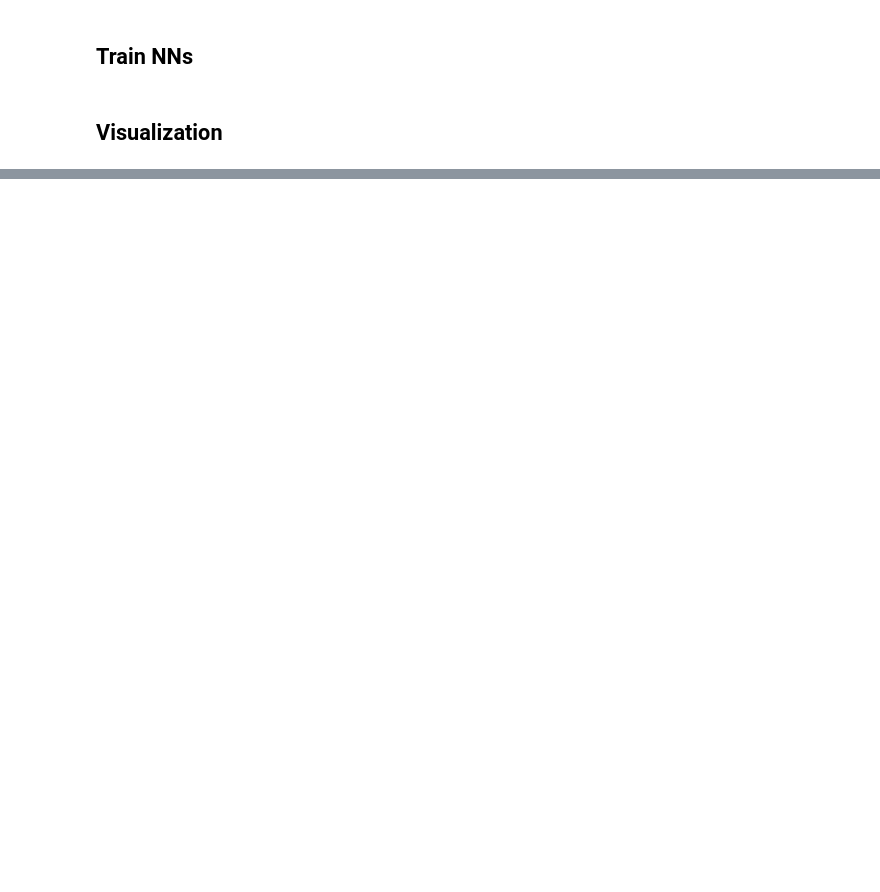
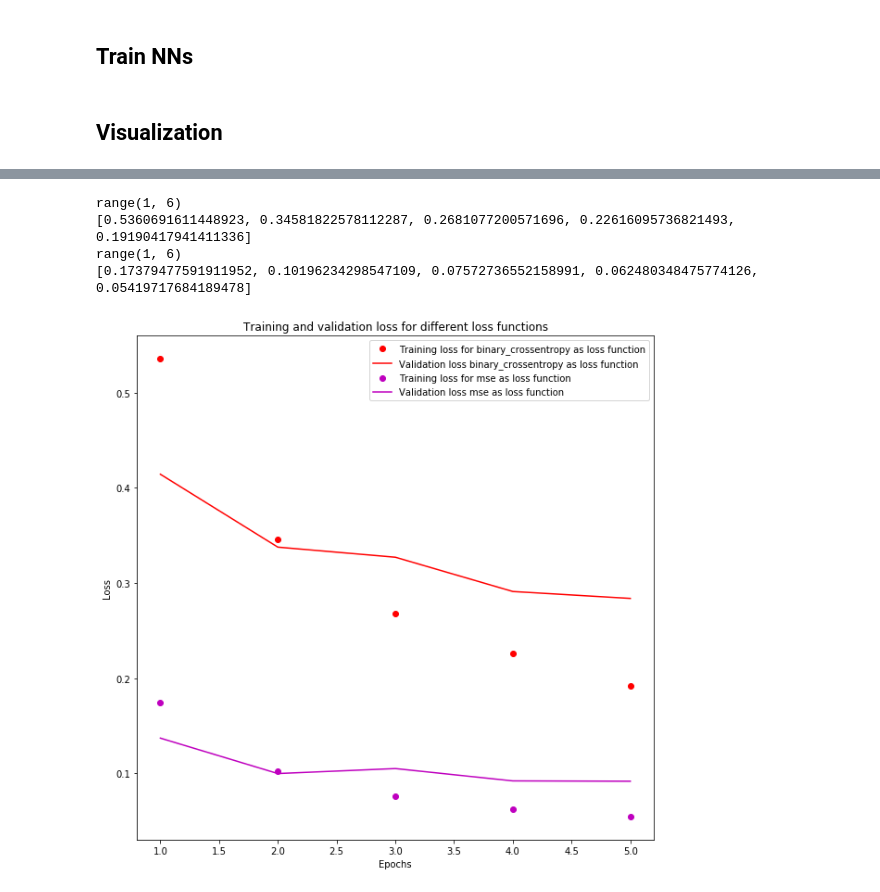
Before and after one commit to felixjohanlehmann/Learning_keras, a Jupyter notebook: Keras_imdb_binary_classification_example.ipynb, the cells around one changed output, grey strips where cells are left out. Cells and saved outputs as stored; diff of their text form; code cells hidden in the pictures; blank space fills up the shorter version.

```diff
--- a/Keras_imdb_binary_classification_example.ipynb
+++ b/Keras_imdb_binary_classification_example.ipynb
@@ -67,3 +69,8 @@ models_hidden_units = hidden_units_models(2, hidden_units)
+# %%
+loss_functions = ['binary_crossentropy', 'mse']
+models_loss =[build_model(2, 16, 'binary_crossentropy'), build_model(2, 16, 'mse')]
+#https://stackoverflow.com/questions/36515202/why-is-the-cross-entropy-method-preferred-over-mean-squared-error-in-what-cases
+#https://jamesmccaffrey.wordpress.com/2013/11/05/why-you-should-use-cross-entropy-error-instead-of-classification-error-or-mean-squared-error-for-neural-network-classifier-training/
 # %% [markdown]
 ## Train NNs
 # %%
@@ -151,0 +182,8 @@ plot_accuracy(history_hidden_units, 'Training and validation accuracy for differ
+# %%
+plot_loss(history_loss, 'Training and validation loss for different loss functions', ' as loss function', loss_functions)
+# %% [output]
+range(1, 6)
+[0.5360691611448923, 0.34581822578112287, 0.2681077200571696, 0.22616095736821493, 0.19190417941411336]
+range(1, 6)
+[0.17379477591911952, 0.10196234298547109, 0.07572736552158991, 0.062480348475774126, 0.05419717684189478]
+[figure, added]
```
Also changed, not shown: parts of 15 cells of this notebook.
